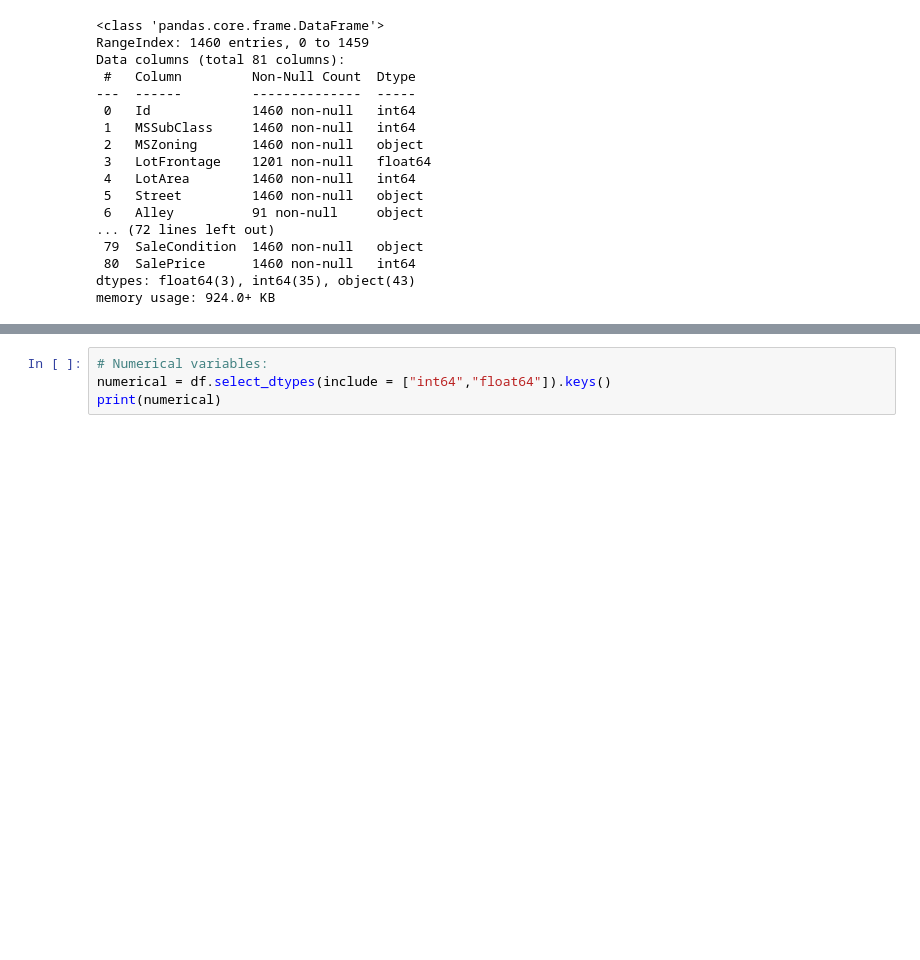
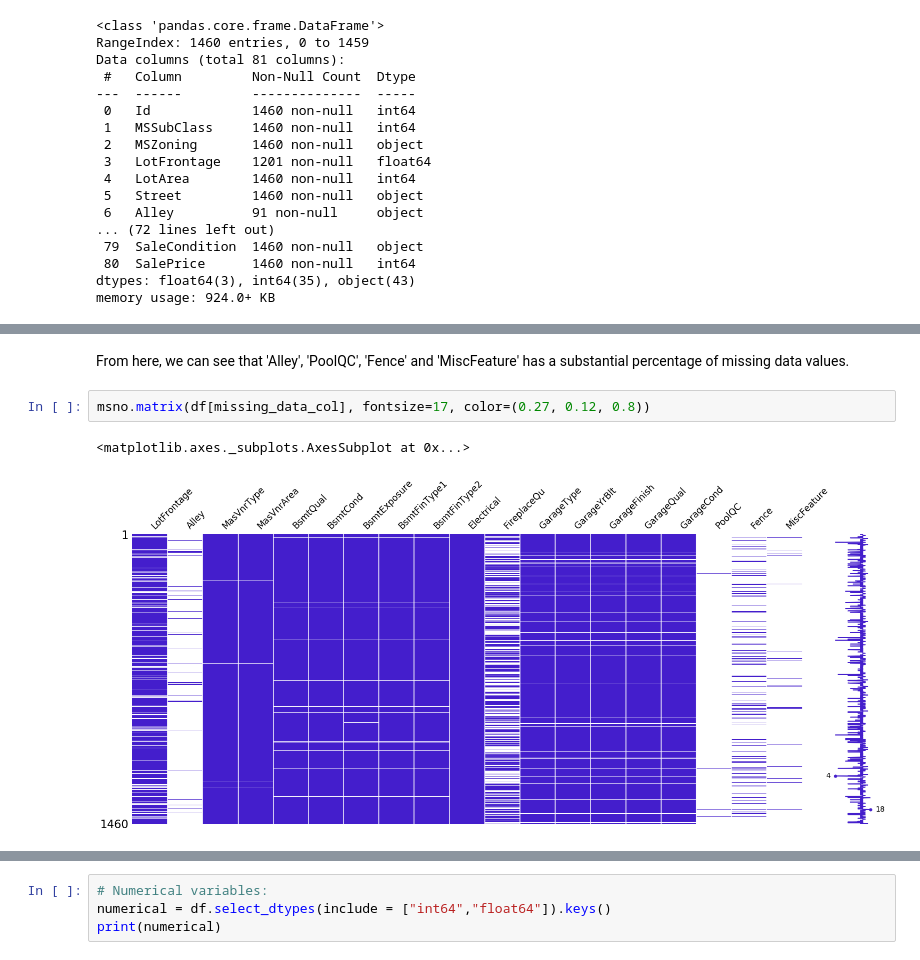
Before and after one commit to huahuawong/datascience-essentials, a Jupyter notebook: 4. Data-science-workflow/Data_cleaning_missing_data.ipynb, the cells around one changed output, grey strips where cells are left out. Saved outputs shown, nothing was run; the diff lists cells and outputs as text; blank space fills up the shorter version.

```diff
--- a/4. Data-science-workflow/Data_cleaning_missing_data.ipynb
+++ b/4. Data-science-workflow/Data_cleaning_missing_data.ipynb
@@ -54,0 +145,7 @@ Seems like we have some features with missing data. Let's start with numerical f
+# %% [markdown]
+From here, we can see that 'Alley', 'PoolQC', 'Fence' and 'MiscFeature' has a substantial percentage of missing data values.
+# %%
+msno.matrix(df[missing_data_col], fontsize=17, color=(0.27, 0.12, 0.8))
+# %% [output]
+<matplotlib.axes._subplots.AxesSubplot at 0x...>
+[figure, added]
```
Also changed, not shown: parts of 30 cells of this notebook.
